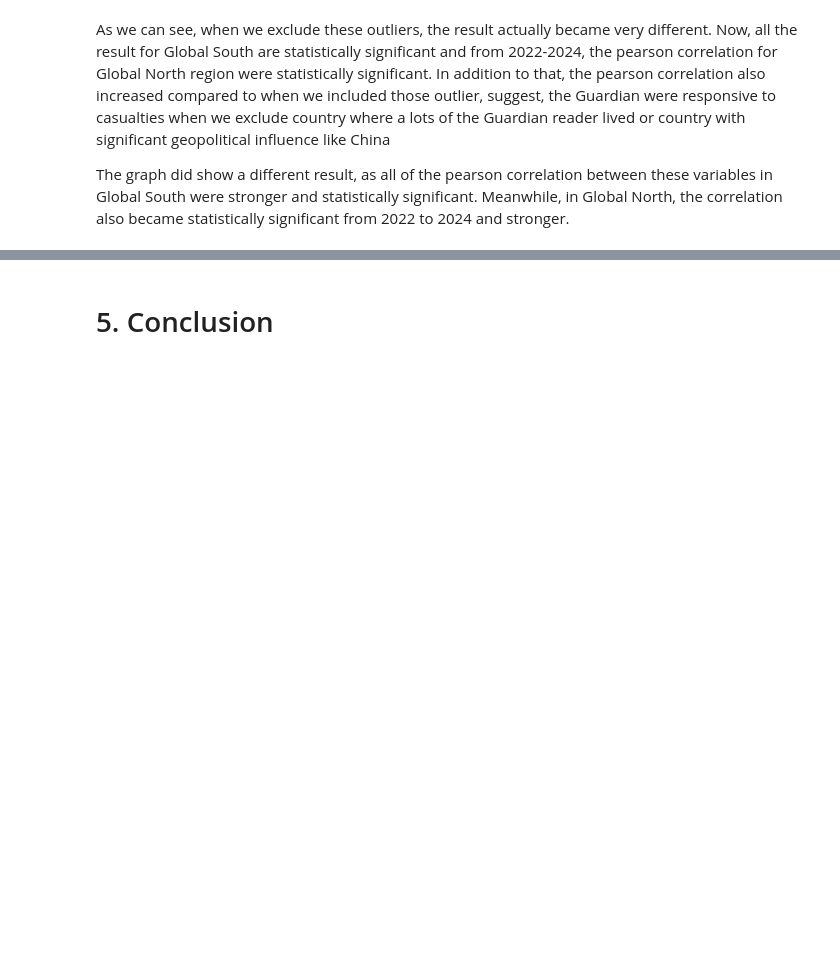
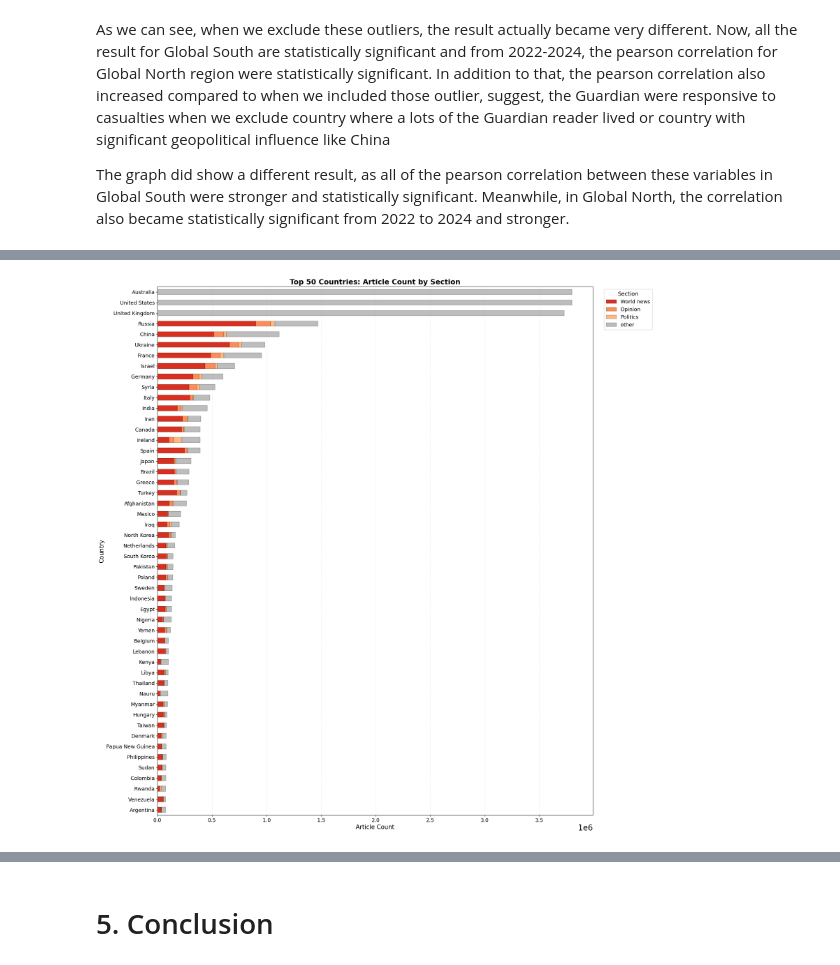
Before and after one commit to Harry9087655/ST115-group-project, a Jupyter notebook: analysis/analysis.ipynb, the cells around one changed output, grey strips where cells are left out. Drawn from its saved outputs; the diff is of its cells as text; code cells hidden in the pictures; blank space fills up the shorter version.

```diff
--- a/analysis/analysis.ipynb
+++ b/analysis/analysis.ipynb
@@ -1314,0 +1333,5 @@ The graph did show a different result, as all of the pearson correlation between
+# %%
+master = pd.read_csv(f"{data_d}/master.csv")
+master_monthly = pd.read_csv(f"{data_d}/master_monthly.csv")
+master_monthly.dropna(inplace=True)
+master_monthly['date'] = pd.to_datetime(master_monthly[['year', 'month']].assign(day=1))
@@ -1314,0 +1396,46 @@ The graph did show a different result, as all of the pearson correlation between
+# %%
+cols = list(master.columns)
+section_cols = cols[cols.index("Animals farmed") : cols.index("World news") + 1]
+master_section_count = master.copy()
+master_section_count["other"] = 0
+
+for c in section_cols:
+    if c in ["World news", "Opinion", "Politics"]:
+        master_section_count[c] = master_section_count[c].fillna(0) * master_section_count["total_articles"]
+    else:
+        master_section_count["other"] += master_section_count[c].fillna(0)
+
+master_section_count["other"] = master_section_count["other"] * master_section_count["total_articles"]
+# %%
+plt.rcParams.update({'font.size': 20})
+
+plot_cols = ["World news", "Opinion", "Politics", "other"]
+
+top50_sections = (
+    master_section_count.sort_values("total_articles", ascending=False)
+    .head(50)
+    .sort_values("total_articles", ascending=True)
+)
+
+plot_df = top50_sections.set_index("country")[plot_cols].fillna(0)
+
+ax = plot_df.plot(
+    kind="barh",
+    stacked=True,
+    figsize=(20, 20),
+    color=["#d7301f", "#fc8d59", "#fdbb84", "#bdbdbd"],
+    edgecolor="black",
+    linewidth=0.3,
+)
+
+ax.set_title("Top 50 Countries: Article Count by Section", fontsize=18, fontweight='bold')
+ax.set_xlabel("Article Count", fontsize=15)
+ax.set_ylabel("Country", fontsize=15)
+ax.tick_params(axis='both', labelsize=13)  # y-axis country names + x-axis numbers
+ax.legend(title="Section", bbox_to_anchor=(1.02, 1), loc="upper left", fontsize=13, title_fontsize=14)
+ax.grid(axis="x", linestyle="--", alpha=0.25)
+
+plt.tight_layout()
+plt.show()
+# %% [output]
+[figure, added]
```
Also changed, not shown: parts of 25 cells of this notebook.
